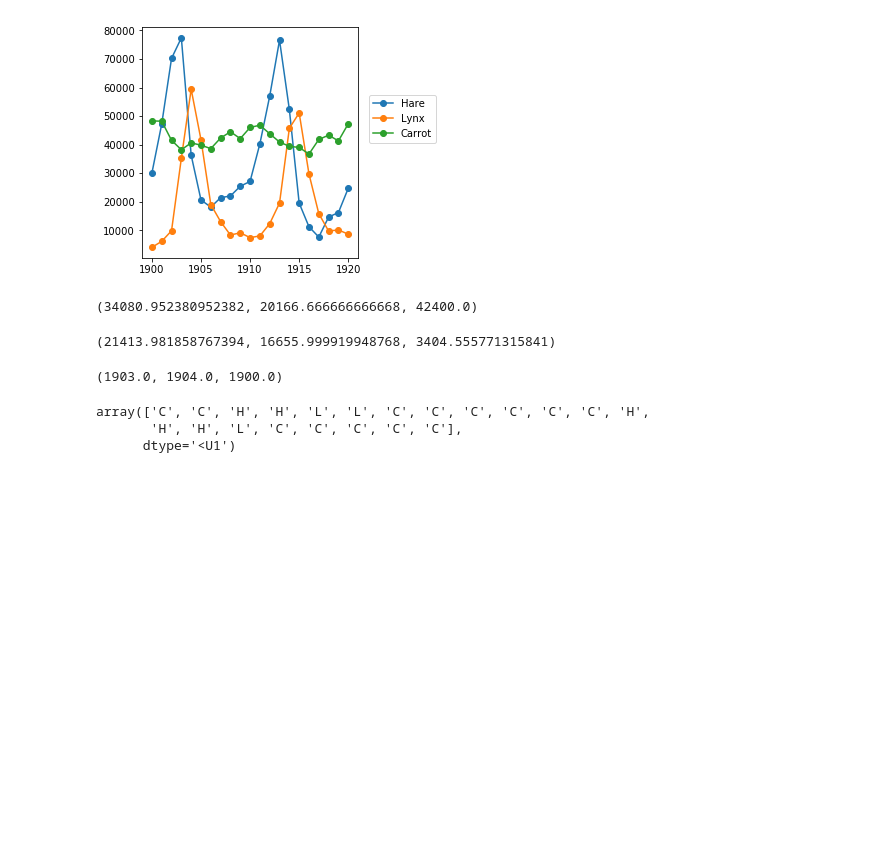
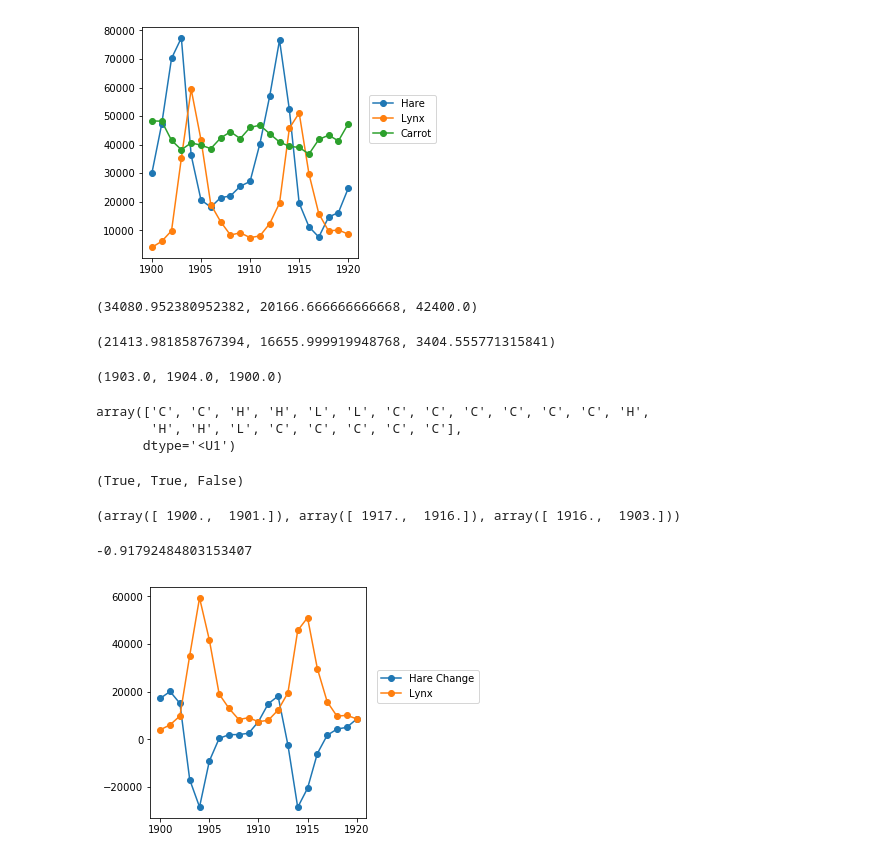
Before and after one commit to Accio/learn-scipy, a Jupyter notebook: 1.3/NumPy Exercises.ipynb, the cells around one changed output. Drawn from its saved outputs; the diff is of its cells as text; code cells hidden in the pictures; blank space fills up the shorter version.

```diff
--- a/1.3/NumPy Exercises.ipynb
+++ b/1.3/NumPy Exercises.ipynb
@@ -159,3 +159,25 @@ species[order[:,2]]
 array(['C', 'C', 'H', 'H', 'L', 'L', 'C', 'C', 'C', 'C', 'C', 'C', 'H',
        'H', 'H', 'L', 'C', 'C', 'C', 'C', 'C'],
       dtype='<U1')
+# %%
+## Which years any of the populations is above 50000
+np.any(lynxes > 50000), np.any(hares > 50000), np.any(carrots > 50000)
+# %% [output]
+(True, True, False)
+# %%
+## The top 2 years for each species when they had the lowest population
+(year[np.argsort(lynxes)[:2]],
+  year[np.argsort(hares)[:2]],
+  year[np.argsort(carrots)[:2]])
+# %% [output]
+(array([ 1900.,  1901.]), array([ 1917.,  1916.]), array([ 1916.,  1903.]))
+# %%
+## Compare (plot) the change in hare population (see help(np.gradient)) and the number of lynxes. Check correlation
+hareChange = np.gradient(hares) ##  np.gradient gratefully returns the array of the same length as the input
+plt.axes([0.2, 0.1, 0.5, 0.8])
+plt.plot(year, hareChange, 'o-', year, lynxes, 'o-')
+plt.legend(('Hare Change', 'Lynx'), loc=(1.05, 0.5))
+np.corrcoef(hareChange, lynxes)[0,1]
+# %% [output]
+-0.91792484803153407
+[figure, added]
```
